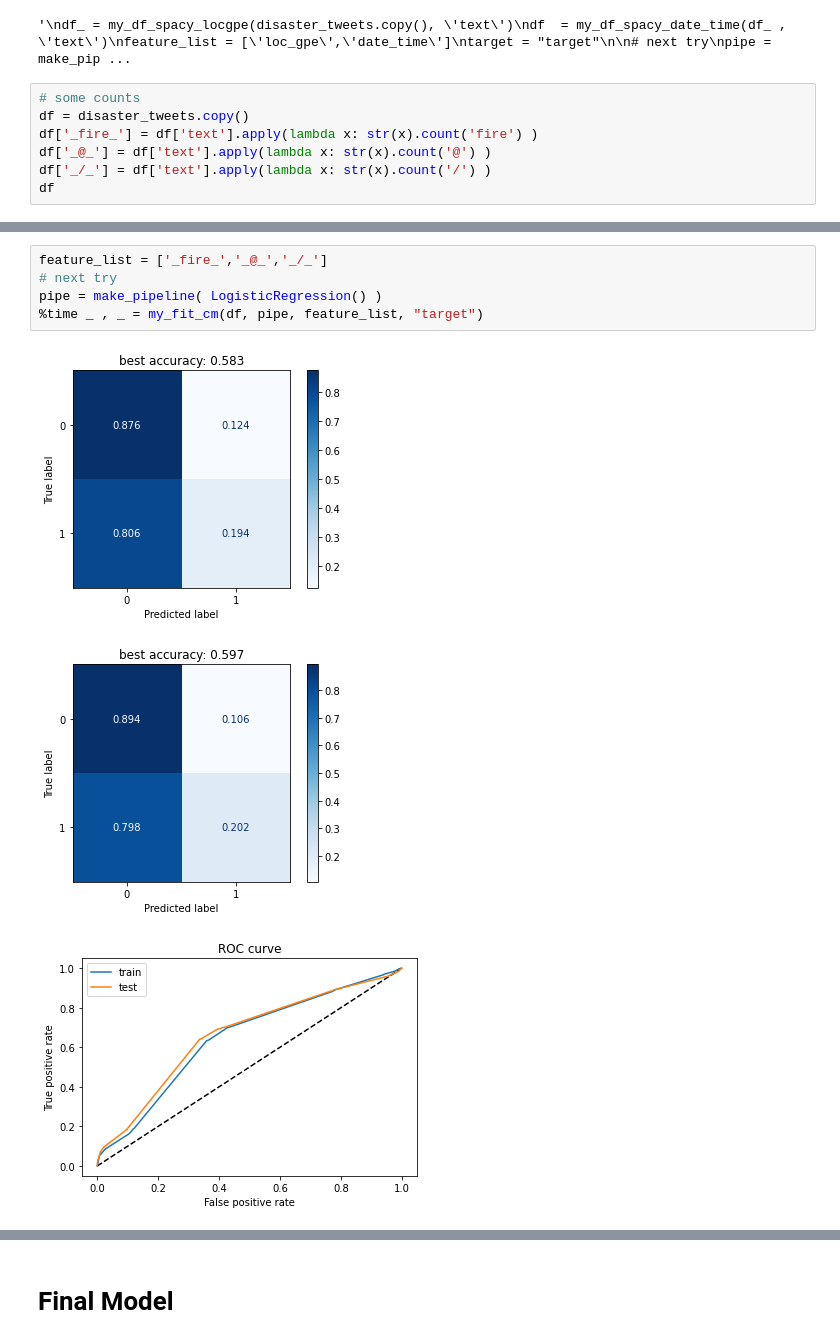
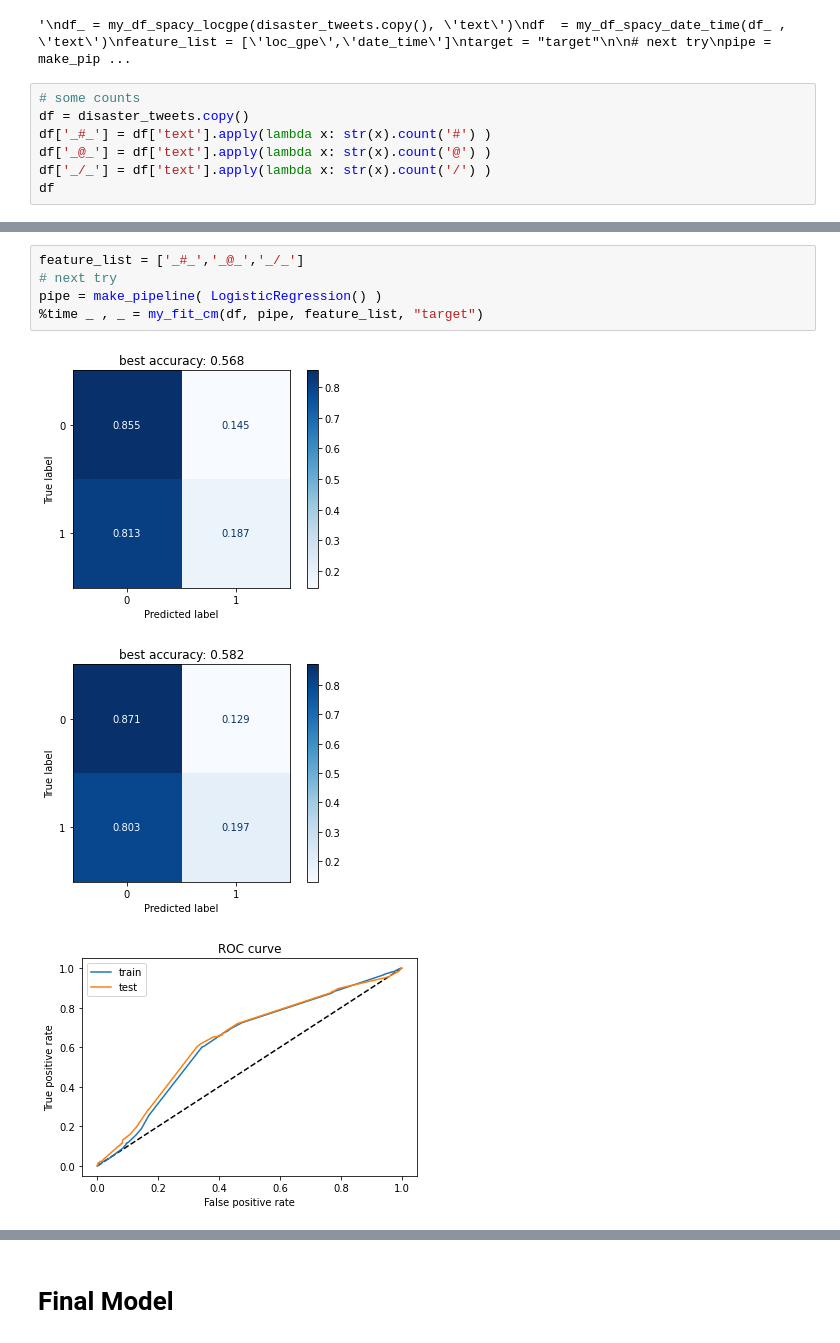
Before and after one commit to TTD-JPO/TDD-project, a Jupyter notebook: Main_TweetDisasterDetection.ipynb, the cells around one changed output, grey strips where cells are left out. Drawn from its saved outputs; the diff is of its cells as text.

```diff
--- a/Main_TweetDisasterDetection.ipynb
+++ b/Main_TweetDisasterDetection.ipynb
@@ -563,7 +563,7 @@ pipe = make_pipeline( LogisticRegression() )
 # %%
 # some counts
 df = disaster_tweets.copy()
-df['_fire_'] = df['text'].apply(lambda x: str(x).count('fire') )
+df['_#_'] = df['text'].apply(lambda x: str(x).count('#') )
 df['_@_'] = df['text'].apply(lambda x: str(x).count('@') )
 df['_/_'] = df['text'].apply(lambda x: str(x).count('/') )
 df
@@ -583,10 +583,10 @@ df
 7613 rows × 8 columns
 # %%
-feature_list = ['_fire_','_@_','_/_']
+feature_list = ['_#_','_@_','_/_']
 # next try
 pipe = make_pipeline( LogisticRegression() )
 %time _ , _ = my_fit_cm(df, pipe, feature_list, "target")
 # %% [output]
-[figure, old version]
+[figure, new version]
-[figure, old version]
+[figure, new version]
-[figure, old version]
+[figure, new version]
```
Also changed, not shown: parts of 9 cells of this notebook.
